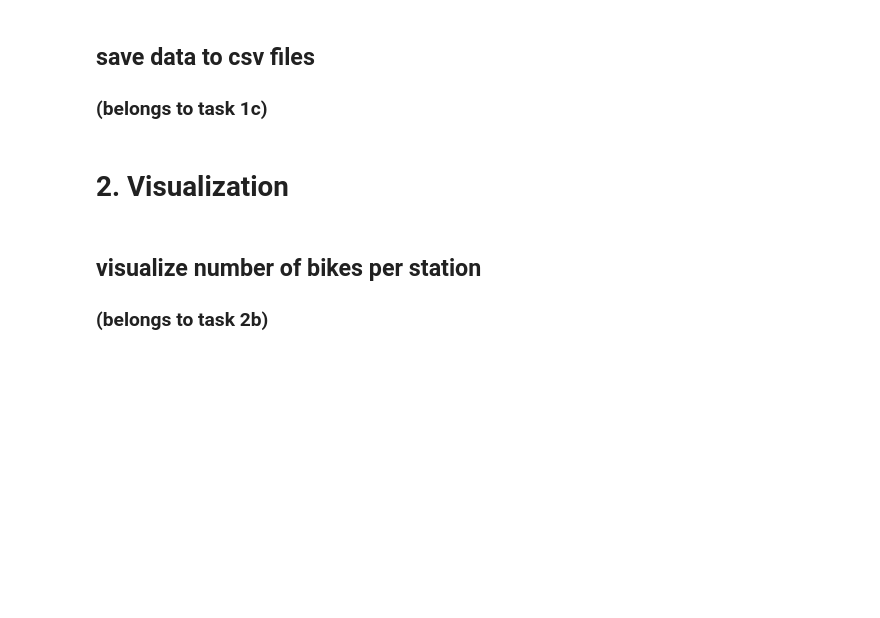
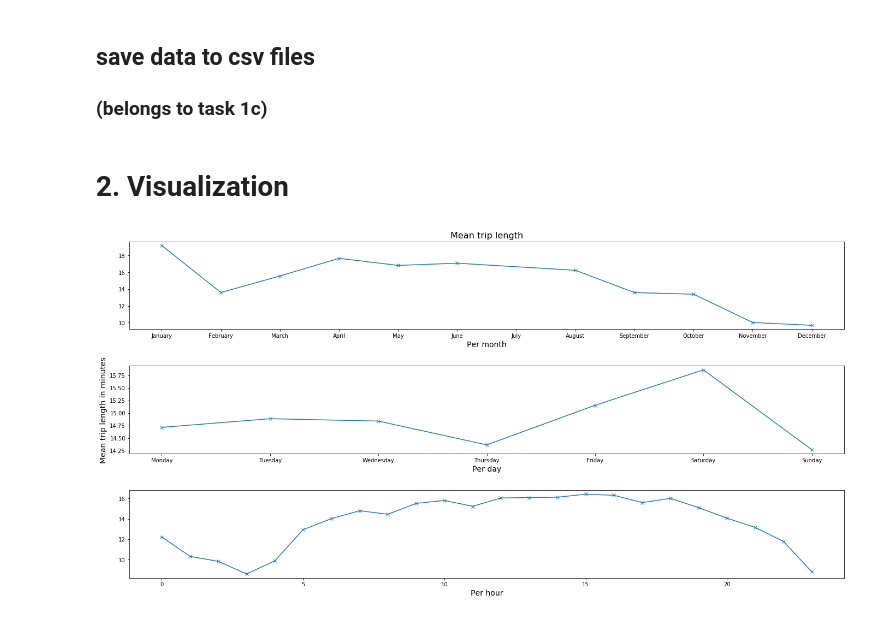
Before and after one commit to Tezzmo/PDS_Project, a Jupyter notebook: notebooks/MasterGuidelineNotebook.ipynb, the cells around one changed output. Saved outputs shown, nothing was run; the diff lists cells and outputs as text; code cells hidden in the pictures; blank space fills up the shorter version.

Commit message:
Drop unnecessary if and add to master

```diff
--- a/notebooks/MasterGuidelineNotebook.ipynb
+++ b/notebooks/MasterGuidelineNotebook.ipynb
@@ -7,2 +7,4 @@ import nextbike
 # %%
 dfRaw = nextbike.io.read_file()
+dfWeather = nextbike.io.getWeatherData()
+dfRawData = nextbike.io.preprocessData(dfRaw)
@@ -27,0 +27,6 @@ dfStationBikeNumber.head()
+# %%
+dfTripsRaw = nextbike.io.createTrips(dfRawData)
+dfTrips = nextbike.io.drop_outliers(dfTripsRaw)
+dfTrips = nextbike.postalCodes.assignPostalCode(dfTrips)
+dfTrips = nextbike.postalCodes.filterForPostalCodes(dfTrips)
+dfTrips.head()
@@ -28,6 +40,5 @@ dfStationBikeNumber.head()
 # %%
-dfTrips = nextbike.io.preprocessData(dfRaw)
-dfStations = nextbike.io.createStations(dfTrips)
+dfStations = nextbike.io.createStations(dfRawData)
 dfStations.head()
 # %% [output]
 |  | pName | pLat | pLong |
@@ -43,4 +50,0 @@ dfStations.head()
-# %%
-dfTrips = nextbike.io.createTrips(dfTrips)
-dfTrips = nextbike.io.drop_outliers(dfTrips)
-dfTrips.head()
@@ -60,5 +70,6 @@ dfTrips.head()
 # %% [markdown]
 # 2. Visualization
-# %% [markdown]
-## visualize number of bikes per station
-### (belongs to task 2b)
+# %%
+nextbike.visualization.visualizeMeanTripLength(dfTrips).show()
+# %% [output]
+[figure, added]
```
Also changed, not shown: parts of 26 cells of this notebook, 1 other file.
